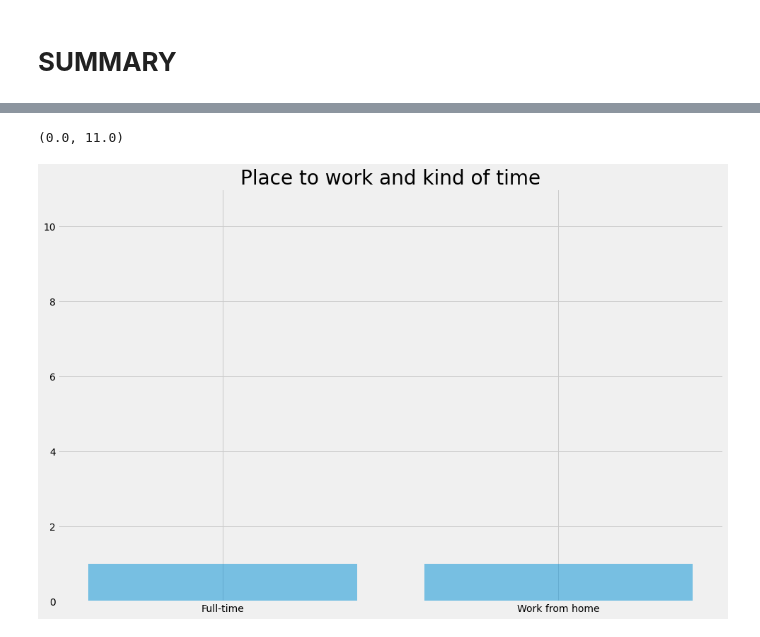
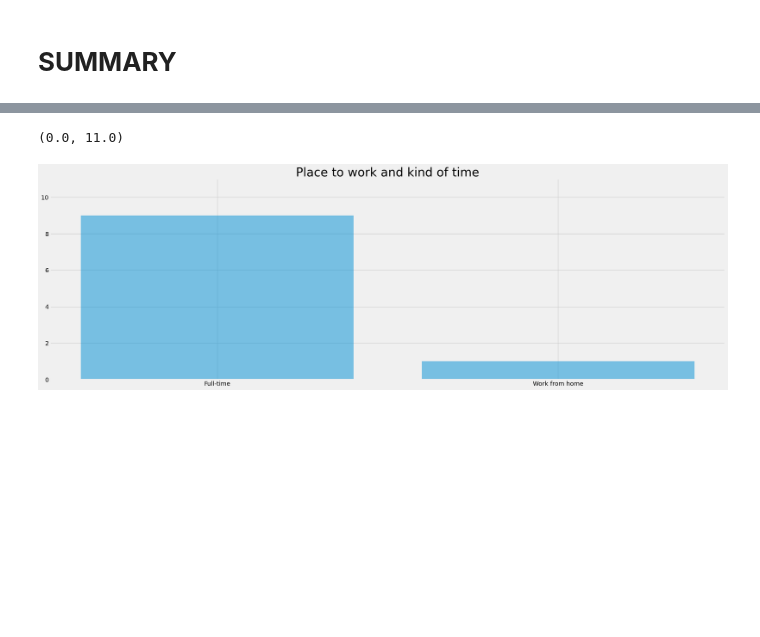
Before and after one commit to danielrodriguez007/Data_Analysis, a Jupyter notebook: Project_Search.ipynb, the cells around one changed output, grey strips where cells are left out. Cells and saved outputs as stored; diff of their text form; code cells hidden in the pictures; blank space fills up the shorter version.

```diff
--- a/Project_Search.ipynb
+++ b/Project_Search.ipynb
@@ -46,6 +46,6 @@ Mounted at /content/drive
 # %%
 #SerpApi google search
-search_term="Data Analyst" #Job to be searching
+search_term="Data Scientist" #Job to be searching Analyst Scientist
 search_location="United States" #Places where you search https://serpapi.com/google-countries
 
 
@@ -239,14 +308,14 @@ plt.ylim(0,8)
 # %%
 #Bar chart of the places and time to do the job
 
 ti = pd.DataFrame(time)
 tim =ti.groupby(0)[0].count().sort_values(ascending=False)
 
-plt.figure(figsize=(15,10))
+plt.figure(figsize=(25,8))
 plt.bar(x=tim.index, height= tim.values, alpha=0.5)
 plt.title("Place to work and kind of time", fontsize=28)
 plt.ylim(0,11)
 # %% [output]
 (0.0, 11.0)
-[figure, old version]
+[figure, new version]
 # %%
```
Also changed, not shown: parts of 16 cells of this notebook.
